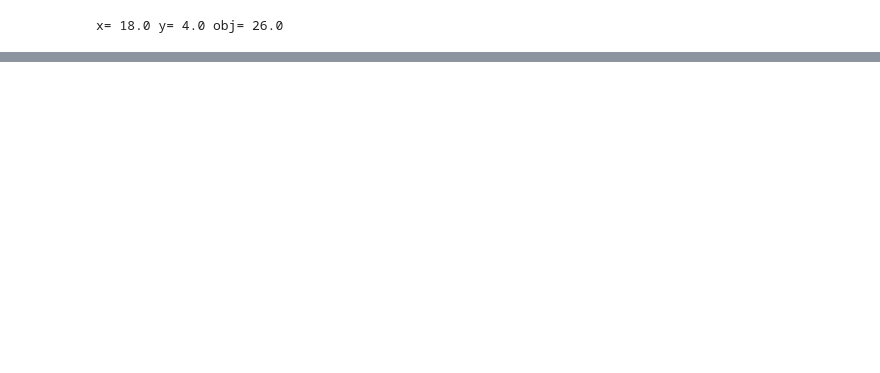
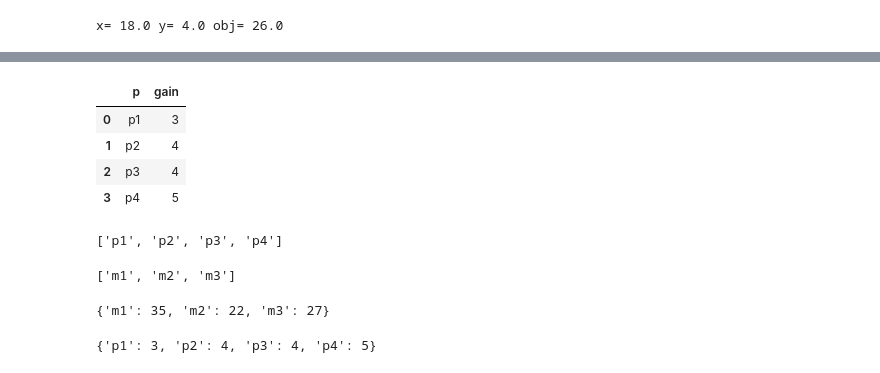
Before and after one commit to maton369/Python_Mathematical_Optimization-, a Jupyter notebook: 2.tutorial/tutorial.ipynb, the cells around one changed output, grey strips where cells are left out. Saved outputs shown, nothing was run; the diff lists cells and outputs as text; code cells hidden in the pictures; blank space fills up the shorter version.

```diff
--- a/2.tutorial/tutorial.ipynb
+++ b/2.tutorial/tutorial.ipynb
@@ -193,0 +297,78 @@ x= 18.0 y= 4.0 obj= 26.0
+# %%
+# gains.csvからのデータ取得
+gain_df = pd.read_csv("gains.csv")
+gain_df
+# %% [output]
+|  | p | gain |
+| 0 | p1 | 3 |
+| 1 | p2 | 4 |
+| 2 | p3 | 4 |
+| 3 | p4 | 5 |
+# %%
+# 製品のリストの定義
+P = gain_df["p"].tolist()
+P
+# %% [output]
+['p1', 'p2', 'p3', 'p4']
+# %%
+# 原料のリストの定義
+M = stock_df["m"].tolist()
+M
+# %% [output]
+['m1', 'm2', 'm3']
+# %%
+# 定数の定義: stock
+# ここでは DataFrame `stock_df` から、
+#   キー: 列 m（製品ID・期間・品目コードなどの識別子と想定）
+#   値: 列 stock（その識別子に対応する在庫量・容量などのパラメータ）
+# を要素とする辞書を構築している。
+# 数理最適化モデルでは、こうしたパラメータを
+#   stock[m]
+# のように O(1) 時間で参照できる形にしておくと、制約式や目的関数の記述が簡潔になる。
+stock = {row.m: row.stock for row in stock_df.itertuples()}
+
+# ---- 以下は同じ辞書を構築する別案（比較のためコメントアウト）----
+
+# 案1: zip を用いた実装
+# - `stock_df['m']` と `stock_df['stock']` という 2 本の Series を zip で結合し、
+#   (m, stock) ペアから dict を構築するシンプルな書き方。
+# - Python 組み込み関数だけで完結するため直感的だが、
+#   DataFrame の行方向の処理としては itertuples と同程度のオーダーになる。
+# stock = dict(zip(stock_df['m'], stock_df['stock']))
+
+# 案2: itertuples を用いた実装（上の採用案と本質的に同じ）
+# - DataFrame の各行を namedtuple として取り出し、row.m / row.stock という属性アクセスで値を取得する。
+# - iterrows より高速で、かつ列名でアクセスできるため「速度」と「可読性」のバランスが良い。
+# - 行ごとの逐次処理が必要な場合の、pandas 推奨に近いイディオム。
+# stock = dict((row.m, row.stock) for row in stock_df.itertuples())
+
+# 案3: iterrows を用いた実装
+# - 各行を (index, Series) のタプルとして受け取り、Series から列名で要素を取り出す。
+# - 各行ごとに Series オブジェクトが生成されるためオーバーヘッドが大きく、
+#   大きな DataFrame に対しては itertuples よりもかなり遅くなりがち。
+# - pandas の公式ドキュメントでも、速度が重要な場面では iterrows の多用は推奨されていない。
+# stock = {row['m']: row['stock'] for i, row in stock_df.iterrows()}  # 追記: iterrows は低速なので避ける
+
+# 案4: set_index + to_dict を用いた実装
+# - 'm' をインデックスに設定し、`to_dict()` で列ごとの辞書を取得している。
+# - 内部的には pandas がインデックスを利用して効率よくマッピングを構築するため、
+#   行ループを書くよりも宣言的で、かつ十分高速なことが多い。
+# - 「キー列をインデックスにして、その列を辞書に変換する」というパターンとして覚えておくと便利。
+# stock = stock_df.set_index('m').to_dict()['stock']
+
+# 案5: set_index 後に Series を直接辞書化する実装
+# - 上記案4とほぼ同じだが、`['stock']` の Series を明示的に取り出してから `to_dict()` している。
+# - 「どの列を辞書化しているのか」がよりはっきりするため、可読性を重視する場合に有用。
+# stock = stock_df.set_index('m')['stock'].to_dict()  # 追記
+
+# Jupyter 等の対話環境では、セル末尾に変数名だけを書くことで
+# `stock` の中身（m ごとの在庫パラメータ）が表示され、内容を確認できる。
+stock
+# %% [output]
+{'m1': 35, 'm2': 22, 'm3': 27}
+# %%
+# 定数の定義:gain
+gain = {row.p: row.gain for row in gain_df.itertuples()}
+gain
+# %% [output]
+{'p1': 3, 'p2': 4, 'p3': 4, 'p4': 5}
```
Also changed, not shown: parts of 16 cells of this notebook, 3 other files.
